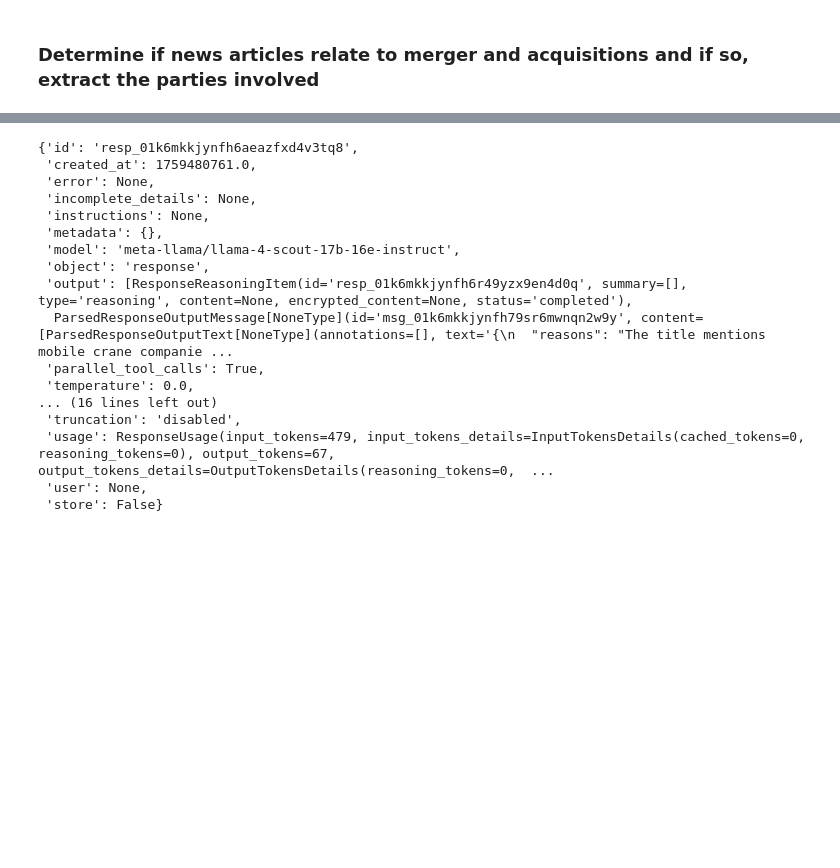
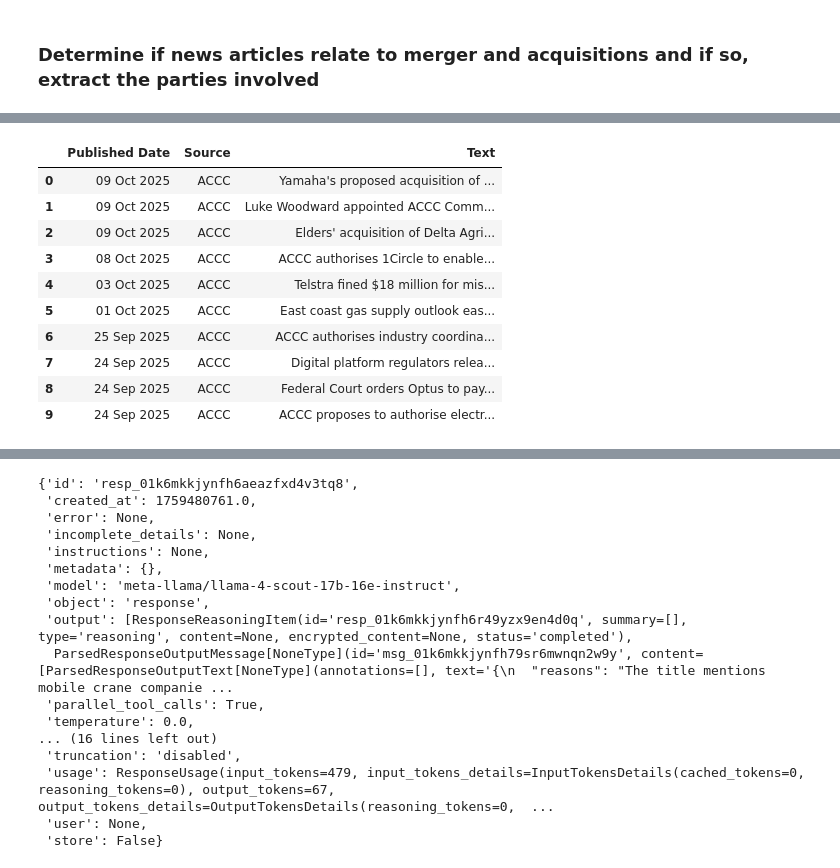
Before and after one commit to chuash/MergerScan, a Jupyter notebook: Draft.ipynb, the cells around one changed output, grey strips where cells are left out. Drawn from its saved outputs; the diff is of its cells as text; code cells hidden in the pictures; blank space fills up the shorter version.

```diff
--- a/Draft.ipynb
+++ b/Draft.ipynb
@@ -730,3 +730,10 @@ Therefore, the relationship is one of acquisition and integration, not a supplie
 20. Title: Healthcare Provider and Supplier Collaboration: Unlocking Better ..., Url: https://www.ghx.com/the-healthcare-hub/collaboration-healthcare-providers-suppliers/
 # %% [markdown]
 ### Determine if news articles relate to merger and acquisitions and if so, extract the parties involved
+# %%
+ # 2) Read in all the news articles into dataframe. Determine if news articles relate to merger and acquisitions
+    #  and if so, extract the parties involved
+import pandas as pd
+import time
+df = pd.read_csv('d:\\Data Science\\DSProjects\\MergerScan\\Data\\ACCC_from_01 Jul 2025.csv')
+df.head()
@@ -732,0 +747,3 @@ Therefore, the relationship is one of acquisition and integration, not a supplie
+# %%
+# Just to test
+df1 = df.head(10).copy()
@@ -821,3 +852,17 @@ def llm_(client: Groq | OpenAI , model: str, sys_msg: str, query:str, maxtokens:
     )
 
     return response
+# %%
+df1
+# %% [output]
+|  | Published Date | Source | Text |
+| 0 | 09 Oct 2025 | ACCC | Yamaha's proposed acquisition of ... |
+| 1 | 09 Oct 2025 | ACCC | Luke Woodward appointed ACCC Comm... |
+| 2 | 09 Oct 2025 | ACCC | Elders' acquisition of Delta Agri... |
+| 3 | 08 Oct 2025 | ACCC | ACCC authorises 1Circle to enable... |
+| 4 | 03 Oct 2025 | ACCC | Telstra fined $18 million for mis... |
+| 5 | 01 Oct 2025 | ACCC | East coast gas supply outlook eas... |
+| 6 | 25 Sep 2025 | ACCC | ACCC authorises industry coordina... |
+| 7 | 24 Sep 2025 | ACCC | Digital platform regulators relea... |
+| 8 | 24 Sep 2025 | ACCC | Federal Court orders Optus to pay... |
+| 9 | 24 Sep 2025 | ACCC | ACCC proposes to authorise electr... |
```
Also changed, not shown: parts of 16 cells of this notebook, 8 other files.
